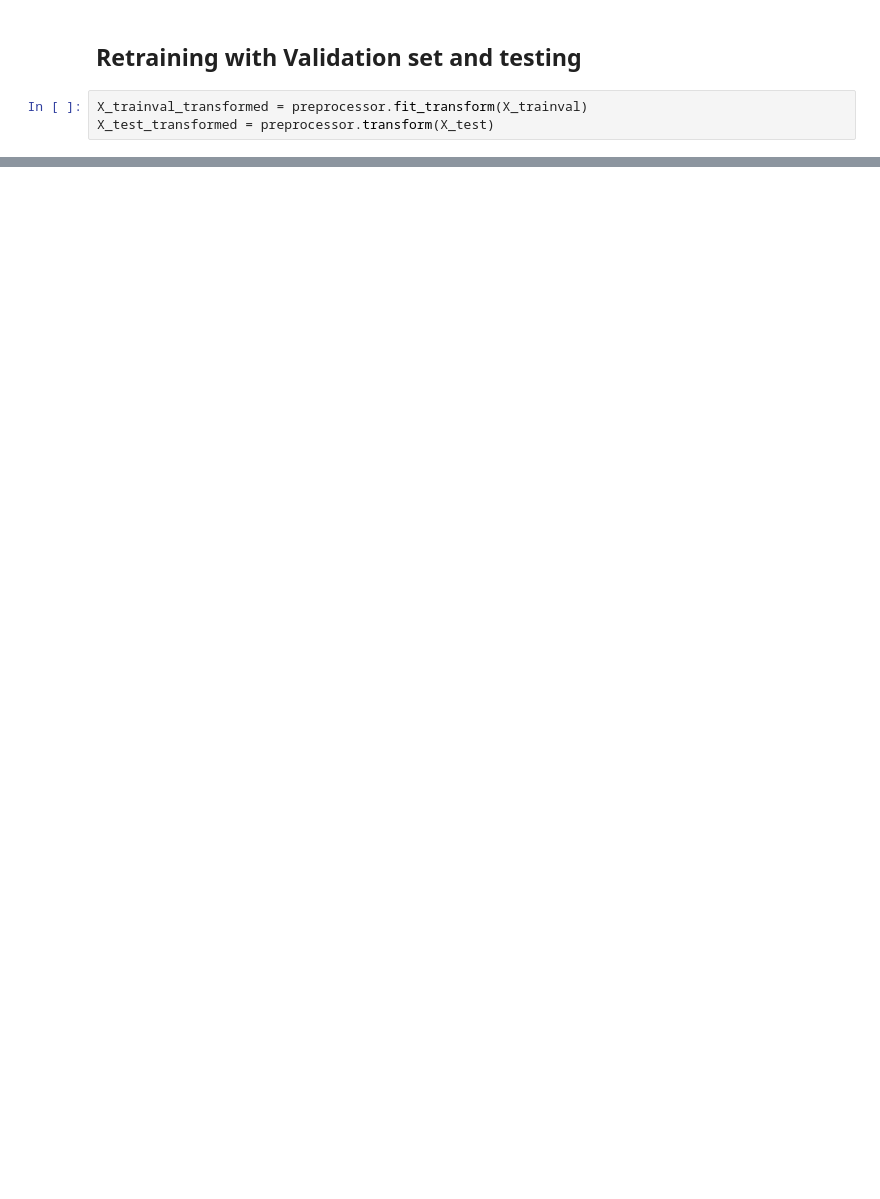
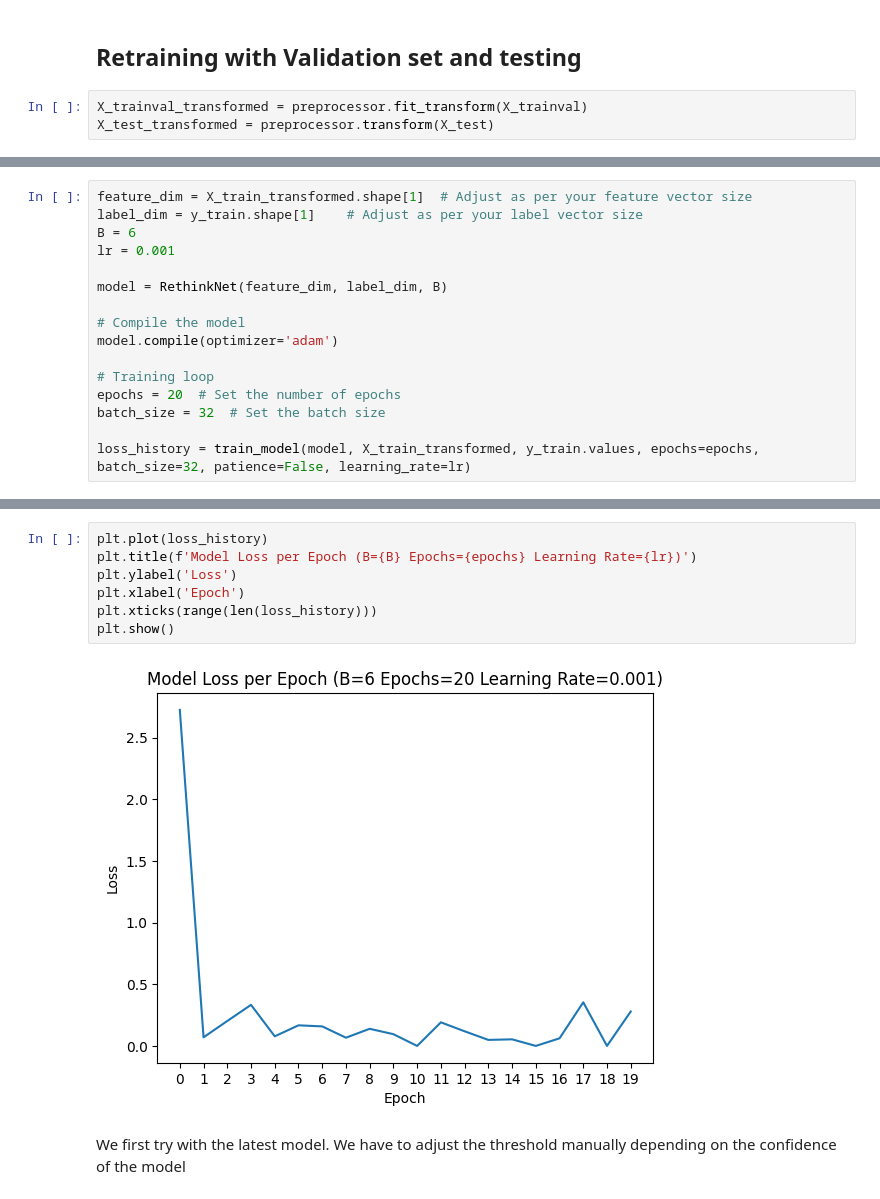
Before and after one commit to donikaSkenderbeut/BI-Assignment-3, a Jupyter notebook: BI2023_gr03_11929150_11925939_modelling.ipynb, the cells around one changed output, grey strips where cells are left out. Saved outputs shown, nothing was run; the diff lists cells and outputs as text; blank space fills up the shorter version.

```diff
--- a/BI2023_gr03_11929150_11925939_modelling.ipynb
+++ b/BI2023_gr03_11929150_11925939_modelling.ipynb
@@ -357,0 +545,16 @@ weighted avg       0.55      0.38      0.44        98
+# %%
+feature_dim = X_train_transformed.shape[1]  # Adjust as per your feature vector size
+label_dim = y_train.shape[1]    # Adjust as per your label vector size
+B = 6
+lr = 0.001
+
+model = RethinkNet(feature_dim, label_dim, B)
+
+# Compile the model
+model.compile(optimizer='adam')
+
+# Training loop
+epochs = 20  # Set the number of epochs
+batch_size = 32  # Set the batch size
+
+loss_history = train_model(model, X_train_transformed, y_train.values, epochs=epochs, batch_size=32, patience=False, learning_rate=lr)
@@ -357,0 +582,11 @@ weighted avg       0.55      0.38      0.44        98
+# %%
+plt.plot(loss_history)
+plt.title(f'Model Loss per Epoch (B={B} Epochs={epochs} Learning Rate={lr})')
+plt.ylabel('Loss')
+plt.xlabel('Epoch')
+plt.xticks(range(len(loss_history)))
+plt.show()
+# %% [output]
+[figure, added]
+# %% [markdown]
+We first try with the latest model. We have to adjust the threshold manually depending on the confidence of the model
```
Also changed, not shown: parts of 20 cells of this notebook, 5 other files.
